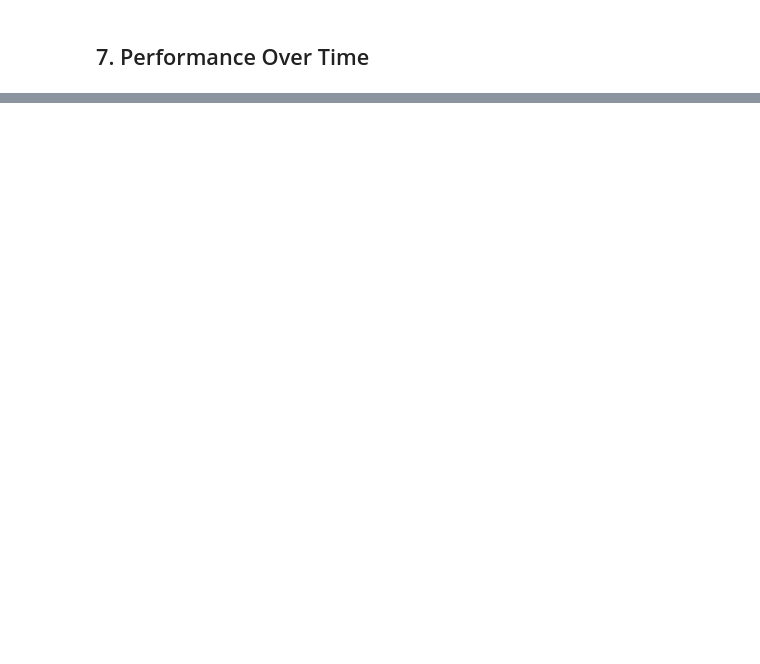
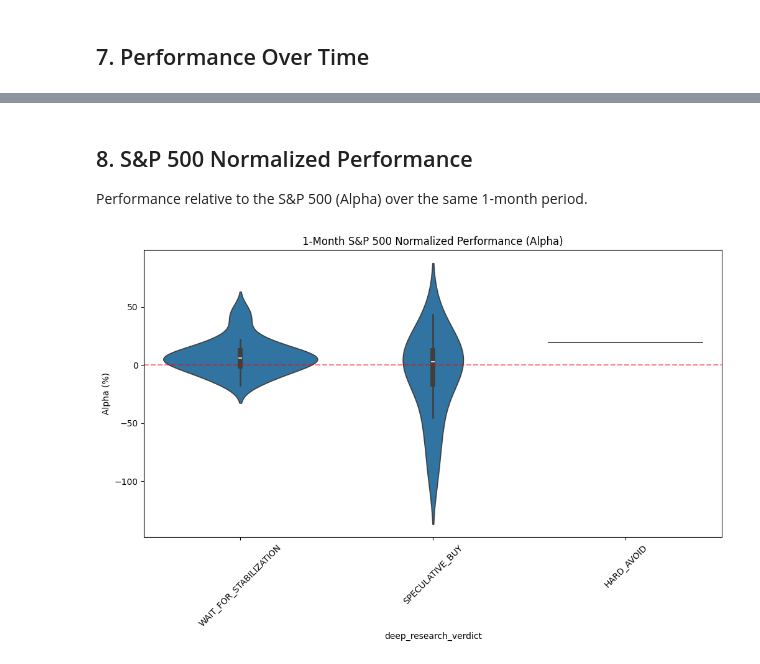
Before and after one commit to simjbaumgart/stockdrop, a Jupyter notebook: notebooks/Performance_Analysis.ipynb, the cells around one changed output, grey strips where cells are left out. Saved outputs shown, nothing was run; the diff lists cells and outputs as text; code cells hidden in the pictures; blank space fills up the shorter version.

```diff
--- a/notebooks/Performance_Analysis.ipynb
+++ b/notebooks/Performance_Analysis.ipynb
@@ -357,0 +454,71 @@ df_clean_recommended.groupby('deep_research_verdict').roi_percent.agg(['count',
+# %% [markdown]
+## 8. S&P 500 Normalized Performance
+
+Performance relative to the S&P 500 (Alpha) over the same 1-month period.
+# %%
+# Calculate Normalized ROI (Alpha)
+rois_norm = []
+
+sp500_hist = None
+try:
+    if '^GSPC' in data_1m.columns.levels[0]:
+        sp500_hist = data_1m['^GSPC']['Close']
+        if sp500_hist.index.tz is not None:
+            sp500_hist.index = sp500_hist.index.tz_localize(None)
+except:
+    print("S&P 500 data not found in batch.")
+
+if sp500_hist is not None:
+    for idx, row in df.iterrows():
+        # Only calculate if we verified stock ROI exists
+        stock_roi = row['roi_1m']
+        if pd.isna(stock_roi):
+            rois_norm.append(None)
+            continue
+
+        start_date = row['timestamp']
+        target_date = start_date + timedelta(days=30)
+
+        try:
+            # SP500 Start
+            sp_start_slice = sp500_hist[sp500_hist.index >= start_date]
+            if sp_start_slice.empty:
+                rois_norm.append(None)
+                continue
+            sp_start_val = sp_start_slice.iloc[0]
+
+            # SP500 End
+            sp_end_slice = sp500_hist[sp500_hist.index >= target_date]
+            if sp_end_slice.empty:
+                rois_norm.append(None)
+                continue
+            sp_end_val = sp_end_slice.iloc[0]
+
+            sp_roi = (sp_end_val - sp_start_val) / sp_start_val * 100
+
+            # Alpha = Stock ROI - Benchmark ROI
+            alpha = stock_roi - sp_roi
+            rois_norm.append(alpha)
+
+        except Exception as e:
+            rois_norm.append(None)
+else:
+    print("Cannot calculate normalized ROI without S&P 500 data.")
+    rois_norm = [None] * len(df)
+
+df['roi_1m_norm'] = rois_norm
+
+# Filter for Plotting
+df_plot_norm = df.dropna(subset=['roi_1m_norm'])
+df_plot_norm = df_plot_norm[df_plot_norm['roi_1m_norm'].between(-100, 200)]
+df_plot_norm = df_plot_norm[df_plot_norm['deep_research_verdict'].isin(valid_verdicts)]
+
+plt.figure(figsize=(12, 6))
+sns.violinplot(x='deep_research_verdict', y='roi_1m_norm', data=df_plot_norm)
+plt.title('1-Month S&P 500 Normalized Performance (Alpha)')
+plt.axhline(0, color='red', linestyle='--', alpha=0.5)
+plt.xticks(rotation=45)
+plt.ylabel('Alpha (%)')
+plt.show()
+# %% [output]
+[figure, added]
```
Also changed, not shown: parts of 15 cells of this notebook, 2 other files.
